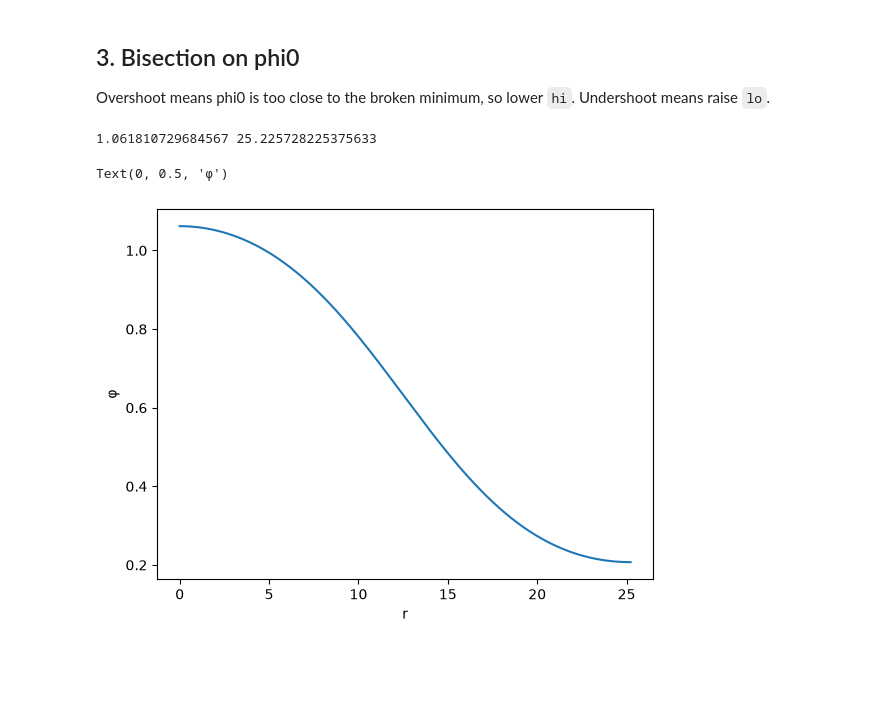
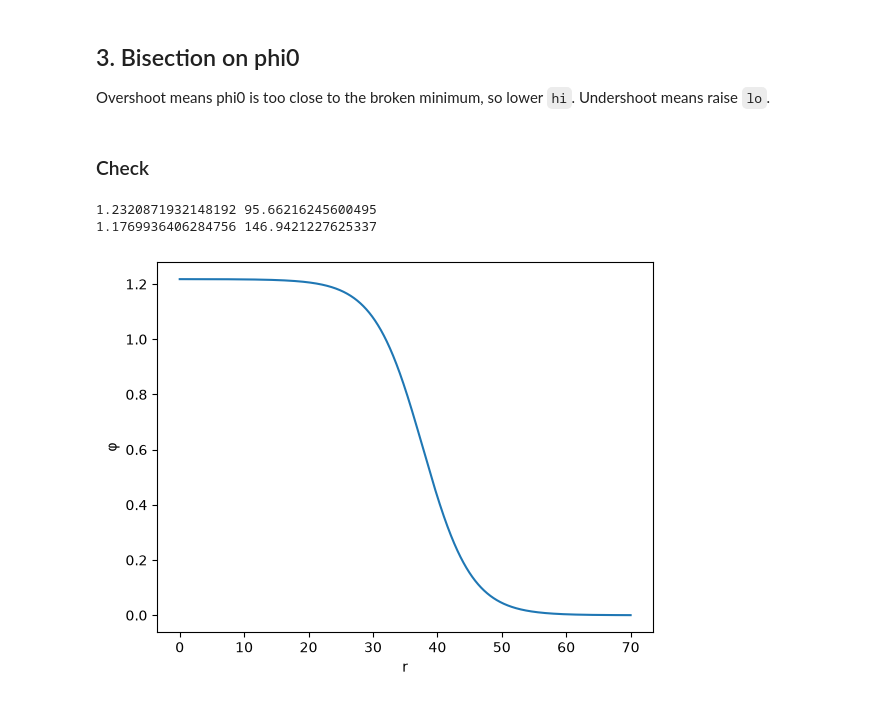
Before and after one commit to GriimHog/Critical_Bubble_Shooting, a Jupyter notebook: notebook.ipynb, the cells around one changed output. Cells and saved outputs as stored; diff of their text form; code cells hidden in the pictures; blank space fills up the shorter version.

Commit message:
Completed items 5 and 6 from the checklist and readme updated

```diff
--- a/notebook.ipynb
+++ b/notebook.ipynb
@@ -62,6 +61,6 @@ print(dV(pm, T), dV(pp, T), T1, (Tc+T0)/2)
 # %%
 temp = [T1/2, T0, (Tc+T0)/2, Tc, ((T1 + Tc) / 2), T1]
-x = np.linspace(0.0, 2, 100)
+x = np.linspace(0.0, 2, 200)
 plt.figure(figsize = (7,5))
 for t in temp:
     (line,) = plt.plot(x, V(x, t), linewidth = 2, label = f"T = {t:.3f}")
@@ -76,6 +75,7 @@ plt.title("V(Φ) at various temp")
 plt.xlabel("Φ")
 plt.ylabel("V(Φ)")
 plt.grid(True)
+plt.scatter([], [], s=30, color='k', label='Φ+')
 plt.legend()
 plt.savefig("figures/V_at_various_Temp.png", dpi=300, bbox_inches="tight")
 plt.show()
@@ -93,7 +93,7 @@ The false vacuum is at $\phi = 0$. Two events stop the integration:
 - **overshoot**: $\phi$ crosses 0 going downward (event function `Phi[0]`, direction -1),
 - **undershoot**: $\phi'$ becomes positive (event function `Phi[1]`, direction +1).
 # %%
-def shoot(phi0, T, rmax = 200.0, r0 = 1e-4, rtol = 1e-10, atol = 1e-12):
+def shoot(phi0, T, rmax = 400.0, r0 = 1e-4, rtol = 1e-10, atol = 1e-12):
     # Integrate from r0 with initial value phi0. Return (flag, sol): flag = +1 overshoot, -1 undershoot, 0 neither before rmax.
     c = dV(phi0, T)
     Phi0  = [phi0 + c * r0 ** 2 / 6, c * r0 / 3]
@@ -132,31 +132,39 @@ for phi0 in np.linspace(1.2, pp, 11)[:-1]:
 
 Overshoot means phi0 is too close to the broken minimum, so lower `hi`. Undershoot means raise `lo`.
 # %%
-def bounce(T, tol=1e-12):
-    pm, pp = extrema(T)
-    lo = pm + 1e-9*(pp - pm)
-    hi = pp - 1e-9*(pp - pm)
-    assert shoot(lo, T)[0] < 0 and shoot(hi, T)[0] > 0, "bracket failed"
+def bounce(t, r0 = 1e-4, tol=1e-12, rtol = 1e-10, off = 1e-13):
+    pm, pp = extrema(t)
+    lo = pm + off*(pp - pm)
+    hi = pp - off*(pp - pm)
+    assert shoot(lo, t , r0 = r0, rtol = rtol)[0] < 0 and shoot(hi, t , r0 = r0, rtol = rtol)[0] > 0, "bracket failed"
     for _ in range(200):
-        mid = (lo+hi)/2
-        flag, _ = shoot(mid, T)
+        mid = (lo + hi) / 2
+        flag, _ = shoot(mid, t , r0 = r0, rtol = rtol)
         if flag > 0:
             hi = mid
-        else:
+        else :
             lo = mid
-        if hi - lo > tol * pp:
+        if (hi - lo) < (tol * pp):
             break
     phi0 = (lo + hi) / 2
-    flag, sol = shoot(phi0, T)
+    flag, sol = shoot(phi0, t , r0 = r0, rtol = rtol)
+    if flag == 0:
+        raise RuntimeError(f"T={t}: no event before rmax; raise rmax or check the bracket")
     return phi0, sol
+# %% [markdown]
+### Check
 # %%
-phi0, sol = bounce(1.12)
+phi0, sol = bounce(1.12, tol = 1e-14)
 print(phi0, sol.t[-1])
+phi0, sol = bounce(1.15, tol = 1e-14)
+print(phi0, sol.t[-1])
 # %% [output]
-1.061810729684567 25.225728225375633
+1.2320871932148192 95.66216245600495
+1.1769936406284756 146.9421227625337
 # %%
-r = np.linspace(1e-4, sol.t[-1], 2000)
+r = np.linspace(1e-4, min(70, sol.t[-1]), 2000)
 plt.plot(r, sol.sol(r)[0]); plt.xlabel("r"); plt.ylabel("φ")
+plt.savefig("figures/phi0sol.png", dpi = 300, bbox_inches = "tight")
+plt.show()
 # %% [output]
-Text(0, 0.5, 'φ')
-[figure, old version]
+[figure, new version]
```
Also changed, not shown: parts of 18 cells of this notebook, 5 other files.
